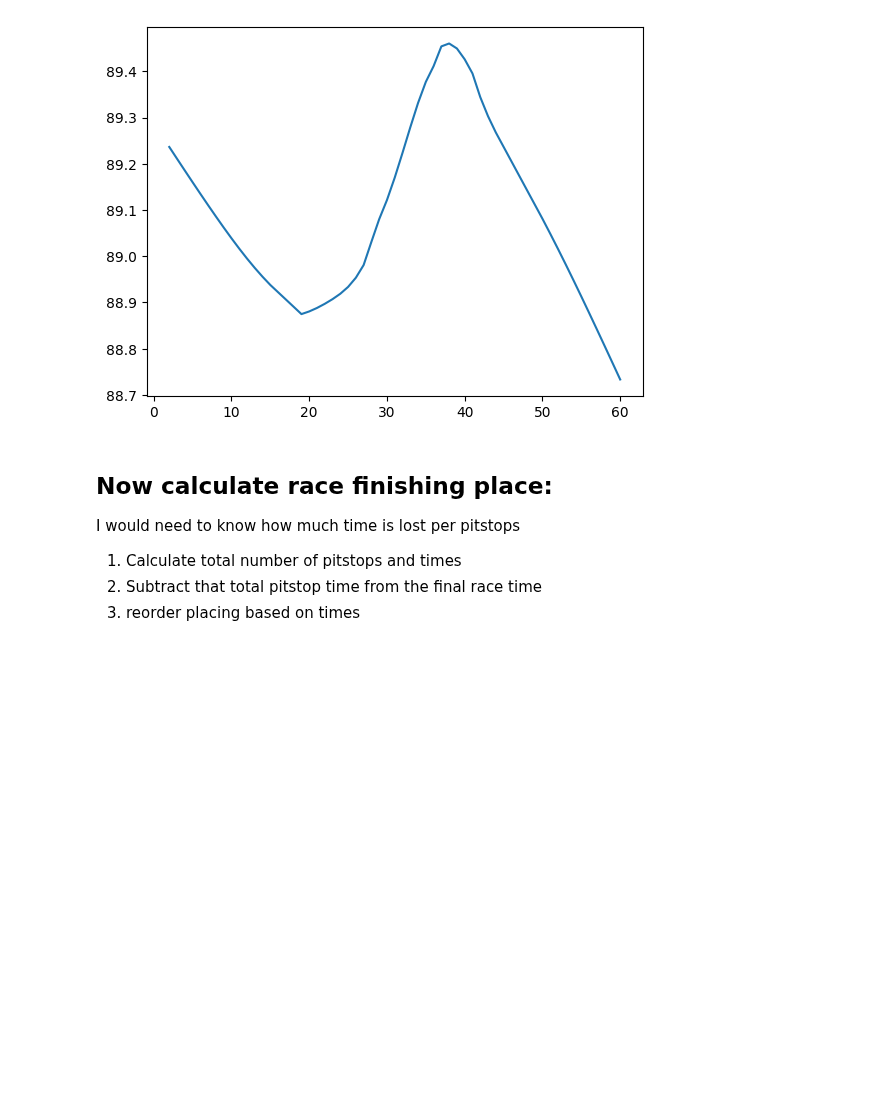
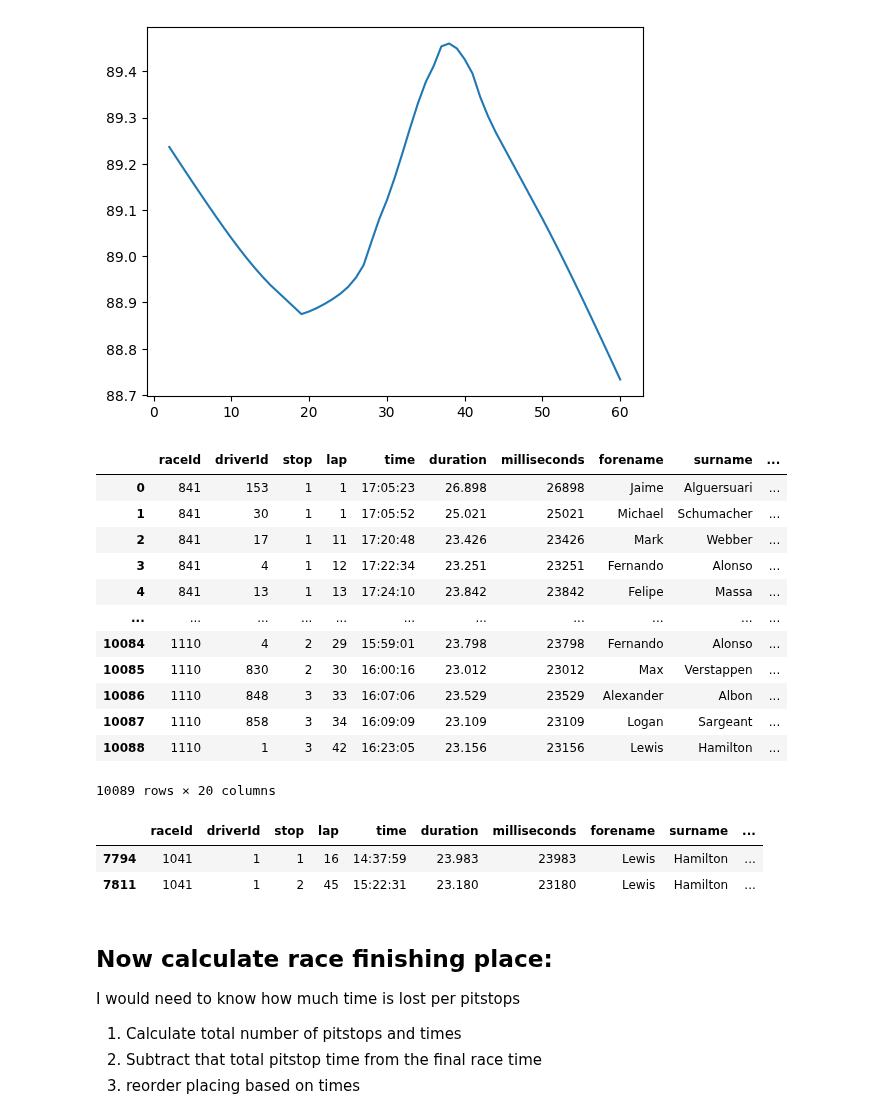
Before and after one commit to OhOmah/F1Revisited, a Jupyter notebook: Pitstop_Analysis.ipynb, the cells around one changed output. Cells and saved outputs as stored; diff of their text form; code cells hidden in the pictures; blank space fills up the shorter version.

```diff
--- a/Pitstop_Analysis.ipynb
+++ b/Pitstop_Analysis.ipynb
@@ -371,6 +373,28 @@ plt.plot(lowess_fit[:, 0], lowess_fit[:, 1])
 plt.show()
 # %% [output]
 [figure]
+# %%
+pitstop
+# %% [output]
+|  | raceId | driverId | stop | lap | time | duration | milliseconds | forename | surname | ... |
+| 0 | 841 | 153 | 1 | 1 | 17:05:23 | 26.898 | 26898 | Jaime | Alguersuari | ... |
+| 1 | 841 | 30 | 1 | 1 | 17:05:52 | 25.021 | 25021 | Michael | Schumacher | ... |
+| 2 | 841 | 17 | 1 | 11 | 17:20:48 | 23.426 | 23426 | Mark | Webber | ... |
+| 3 | 841 | 4 | 1 | 12 | 17:22:34 | 23.251 | 23251 | Fernando | Alonso | ... |
+| 4 | 841 | 13 | 1 | 13 | 17:24:10 | 23.842 | 23842 | Felipe | Massa | ... |
+| ... | ... | ... | ... | ... | ... | ... | ... | ... | ... | ... |
+| 10084 | 1110 | 4 | 2 | 29 | 15:59:01 | 23.798 | 23798 | Fernando | Alonso | ... |
+| 10085 | 1110 | 830 | 2 | 30 | 16:00:16 | 23.012 | 23012 | Max | Verstappen | ... |
+| 10086 | 1110 | 848 | 3 | 33 | 16:07:06 | 23.529 | 23529 | Alexander | Albon | ... |
+| 10087 | 1110 | 858 | 3 | 34 | 16:09:09 | 23.109 | 23109 | Logan | Sargeant | ... |
+| 10088 | 1110 | 1 | 3 | 42 | 16:23:05 | 23.156 | 23156 | Lewis | Hamilton | ... |
+10089 rows × 20 columns
+# %%
+pitstop.loc[(pitstop['driverId'] == 1) & (pitstop['raceId'] == 1041)]
+# %% [output]
+|  | raceId | driverId | stop | lap | time | duration | milliseconds | forename | surname | ... |
+| 7794 | 1041 | 1 | 1 | 16 | 14:37:59 | 23.983 | 23983 | Lewis | Hamilton | ... |
+| 7811 | 1041 | 1 | 2 | 45 | 15:22:31 | 23.180 | 23180 | Lewis | Hamilton | ... |
 # %% [markdown]
 ## Now calculate race finishing place:
 
```
Also changed, not shown: parts of 15 cells of this notebook.
